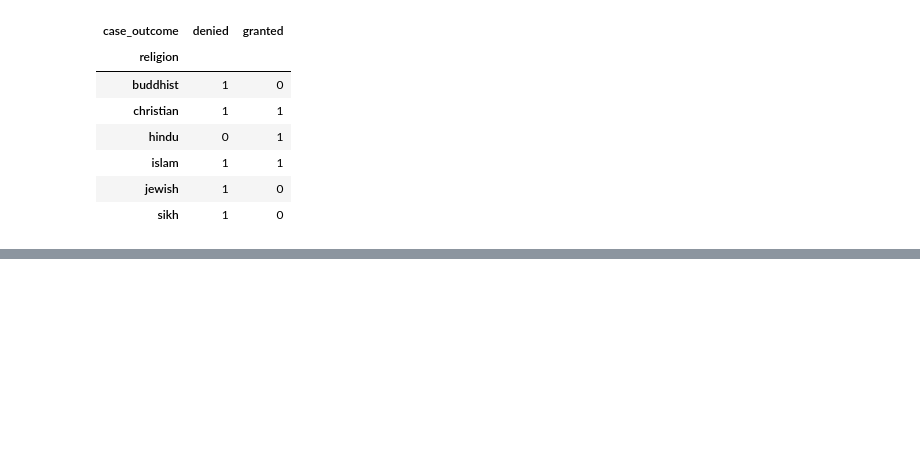
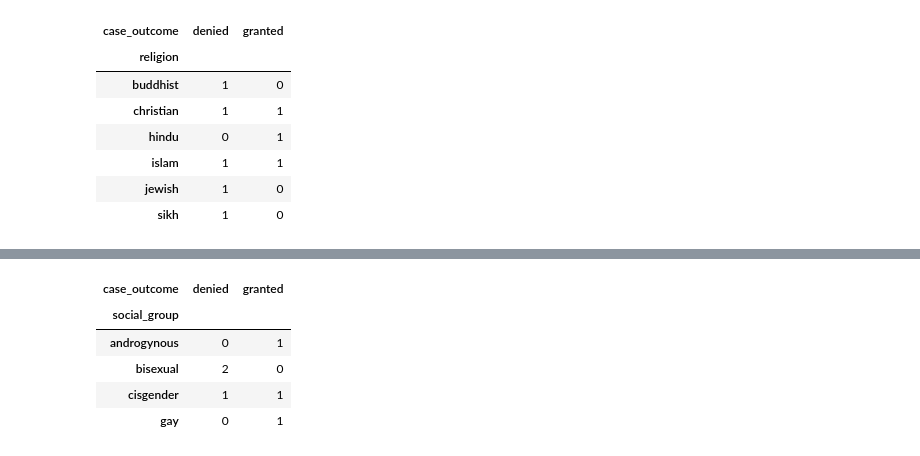
Before and after one commit to BloomTech-Labs/human-rights-first-asylum-ds-a, a Jupyter notebook: notebooks/Rework_y_axis_stacked_bar.ipynb, the cells around one changed output, grey strips where cells are left out. Drawn from its saved outputs; the diff is of its cells as text; code cells hidden in the pictures; blank space fills up the shorter version.

Commit message:
Change to intro text.  Add another groupedby df for imporoved function  understanding

```diff
--- a/notebooks/Rework_y_axis_stacked_bar.ipynb
+++ b/notebooks/Rework_y_axis_stacked_bar.ipynb
@@ -117,6 +117,15 @@ def get_stacked_bar_chart(df, feature):
 get_stacked_bar_chart(df_dummyData, 'religion')
 # %% [output]
 [interactive output not drawn]
+# %%
+see_fxn_df(df_dummyData, 'social_group')
+# %% [output]
+| case_outcome | denied | granted |
+| social_group |  |  |
+| androgynous | 0 | 1 |
+| bisexual | 2 | 0 |
+| cisgender | 1 | 1 |
+| gay | 0 | 1 |
 # %%
 # This plot contains datawith NaN values and also uses floats for y-axis
 
```
Also changed, not shown: parts of 2 cells of this notebook.
